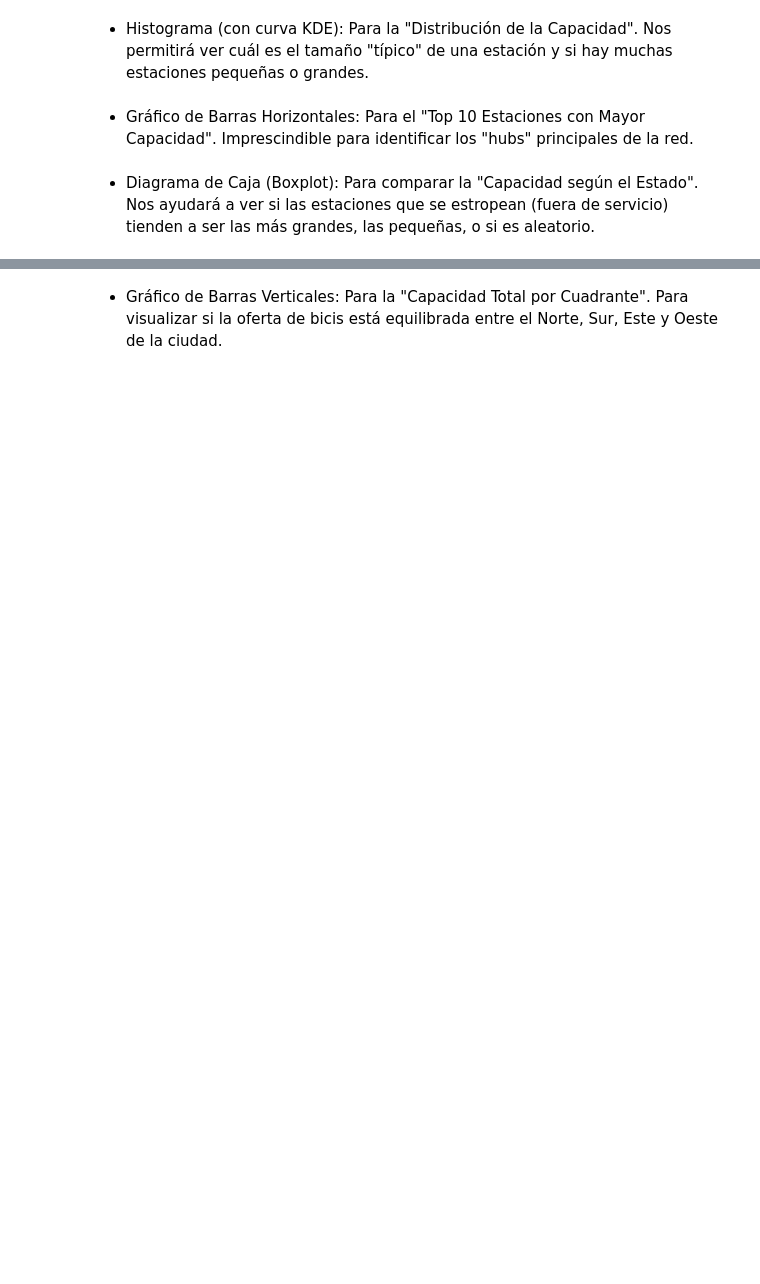
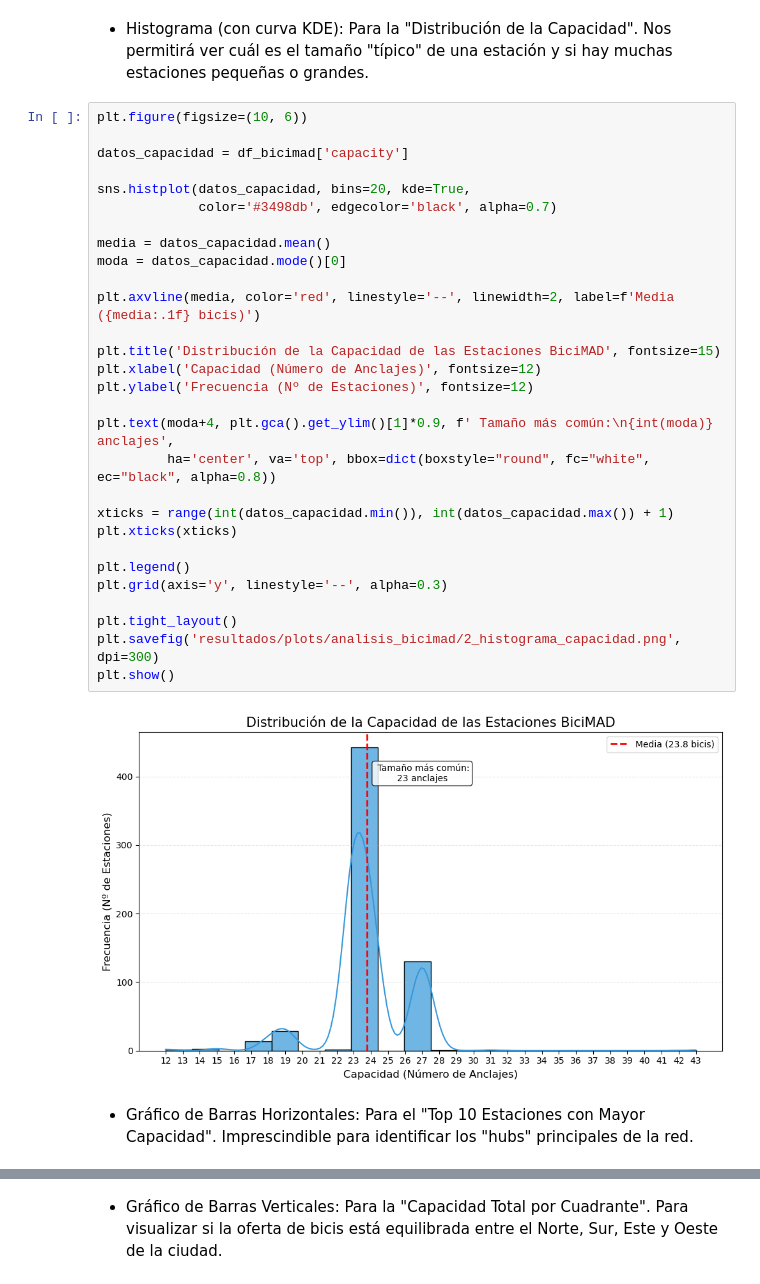
Before and after one commit to moniquescz/PRVD, a Jupyter notebook: Proyecto profe 1/analisis_datos.ipynb, the cells around one changed output, grey strips where cells are left out. Drawn from its saved outputs; the diff is of its cells as text; blank space fills up the shorter version.

Commit message:
analisis datos completado

```diff
--- a/Proyecto profe 1/analisis_datos.ipynb
+++ b/Proyecto profe 1/analisis_datos.ipynb
@@ -985,6 +952,35 @@ plt.show()
 # %% [markdown]
 - Histograma (con curva KDE): Para la "Distribución de la Capacidad". Nos permitirá ver cuál es el tamaño "típico" de una estación y si hay muchas estaciones pequeñas o grandes.
+# %%
+plt.figure(figsize=(10, 6))
+
+datos_capacidad = df_bicimad['capacity']
+
+sns.histplot(datos_capacidad, bins=20, kde=True,
+             color='#3498db', edgecolor='black', alpha=0.7)
+
+media = datos_capacidad.mean()
+moda = datos_capacidad.mode()[0]
+
+plt.axvline(media, color='red', linestyle='--', linewidth=2, label=f'Media ({media:.1f} bicis)')
+
+plt.title('Distribución de la Capacidad de las Estaciones BiciMAD', fontsize=15)
+plt.xlabel('Capacidad (Número de Anclajes)', fontsize=12)
+plt.ylabel('Frecuencia (Nº de Estaciones)', fontsize=12)
+
+plt.text(moda+4, plt.gca().get_ylim()[1]*0.9, f' Tamaño más común:\n{int(moda)} anclajes',
+         ha='center', va='top', bbox=dict(boxstyle="round", fc="white", ec="black", alpha=0.8))
+
+xticks = range(int(datos_capacidad.min()), int(datos_capacidad.max()) + 1)
+plt.xticks(xticks)
+
+plt.legend()
+plt.grid(axis='y', linestyle='--', alpha=0.3)
+
+plt.tight_layout()
+plt.savefig('resultados/plots/analisis_bicimad/2_histograma_capacidad.png', dpi=300)
+plt.show()
+# %% [output]
+[figure, added]
 # %% [markdown]
 - Gráfico de Barras Horizontales: Para el "Top 10 Estaciones con Mayor Capacidad". Imprescindible para identificar los "hubs" principales de la red.
-# %% [markdown]
-- Diagrama de Caja (Boxplot): Para comparar la "Capacidad según el Estado". Nos ayudará a ver si las estaciones que se estropean (fuera de servicio) tienden a ser las más grandes, las pequeñas, o si es aleatorio.
```
Also changed, not shown: parts of 6 cells of this notebook, 10 other files.
